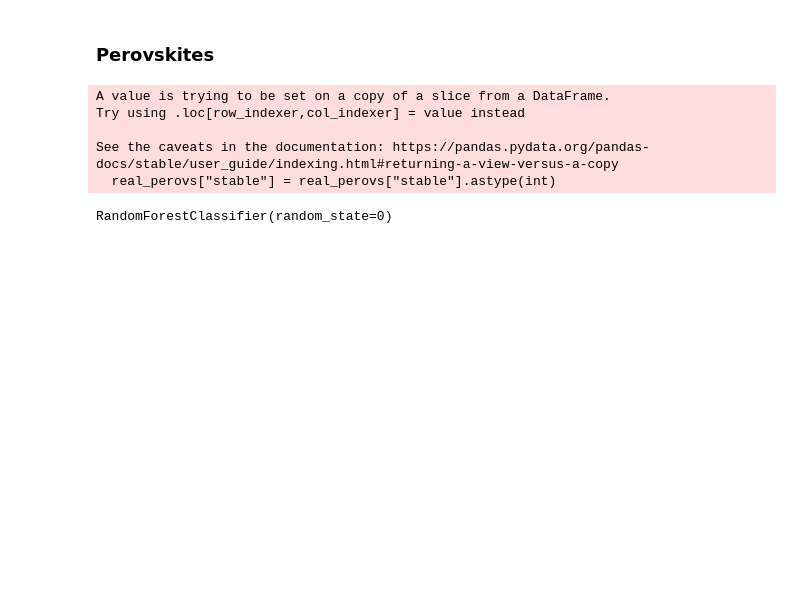
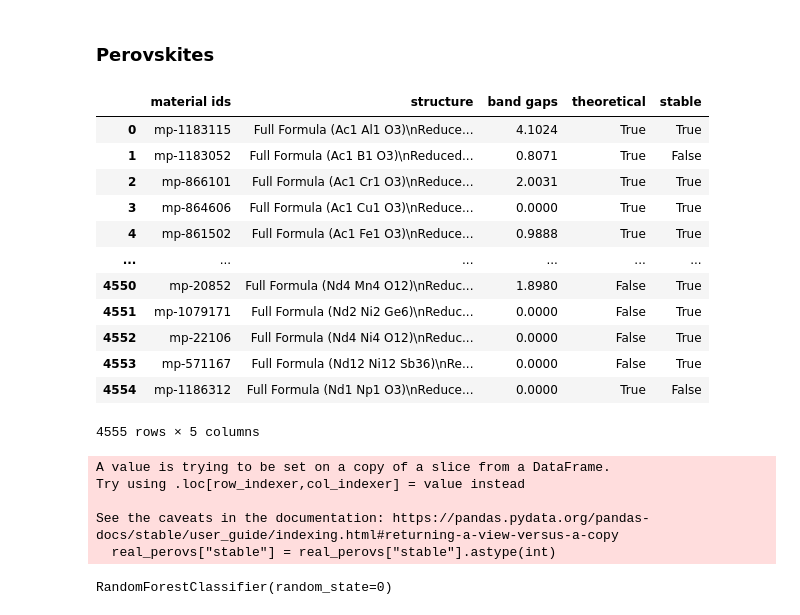
Before and after one commit to KayVeeZ/Group_Project, a Jupyter notebook: evaluated_classifiers_kv.ipynb, the cells around one changed output. Cells and saved outputs as stored; diff of their text form; code cells hidden in the pictures; blank space fills up the shorter version.

```diff
--- a/evaluated_classifiers_kv.ipynb
+++ b/evaluated_classifiers_kv.ipynb
@@ -57,6 +57,24 @@ perov_df = pd.DataFrame(
      "theoretical": theory,
      "stable": stable
     })
+# %%
+perov_df = pd.read_csv('perov_df.csv')
+# %%
+perov_df
+# %% [output]
+|  | material ids | structure | band gaps | theoretical | stable |
+| 0 | mp-1183115 | Full Formula (Ac1 Al1 O3)\nReduce... | 4.1024 | True | True |
+| 1 | mp-1183052 | Full Formula (Ac1 B1 O3)\nReduced... | 0.8071 | True | False |
+| 2 | mp-866101 | Full Formula (Ac1 Cr1 O3)\nReduce... | 2.0031 | True | True |
+| 3 | mp-864606 | Full Formula (Ac1 Cu1 O3)\nReduce... | 0.0000 | True | True |
+| 4 | mp-861502 | Full Formula (Ac1 Fe1 O3)\nReduce... | 0.9888 | True | True |
+| ... | ... | ... | ... | ... | ... |
+| 4550 | mp-20852 | Full Formula (Nd4 Mn4 O12)\nReduc... | 1.8980 | False | True |
+| 4551 | mp-1079171 | Full Formula (Nd2 Ni2 Ge6)\nReduc... | 0.0000 | False | True |
+| 4552 | mp-22106 | Full Formula (Nd4 Ni4 O12)\nReduc... | 0.0000 | False | True |
+| 4553 | mp-571167 | Full Formula (Nd12 Ni12 Sb36)\nRe... | 0.0000 | False | True |
+| 4554 | mp-1186312 | Full Formula (Nd1 Np1 O3)\nReduce... | 0.0000 | True | False |
+4555 rows × 5 columns
 # %%
 real_perovs = perov_df[perov_df["theoretical"]==False]
 # %%
```
Also changed, not shown: parts of 15 cells of this notebook, 2 other files.
